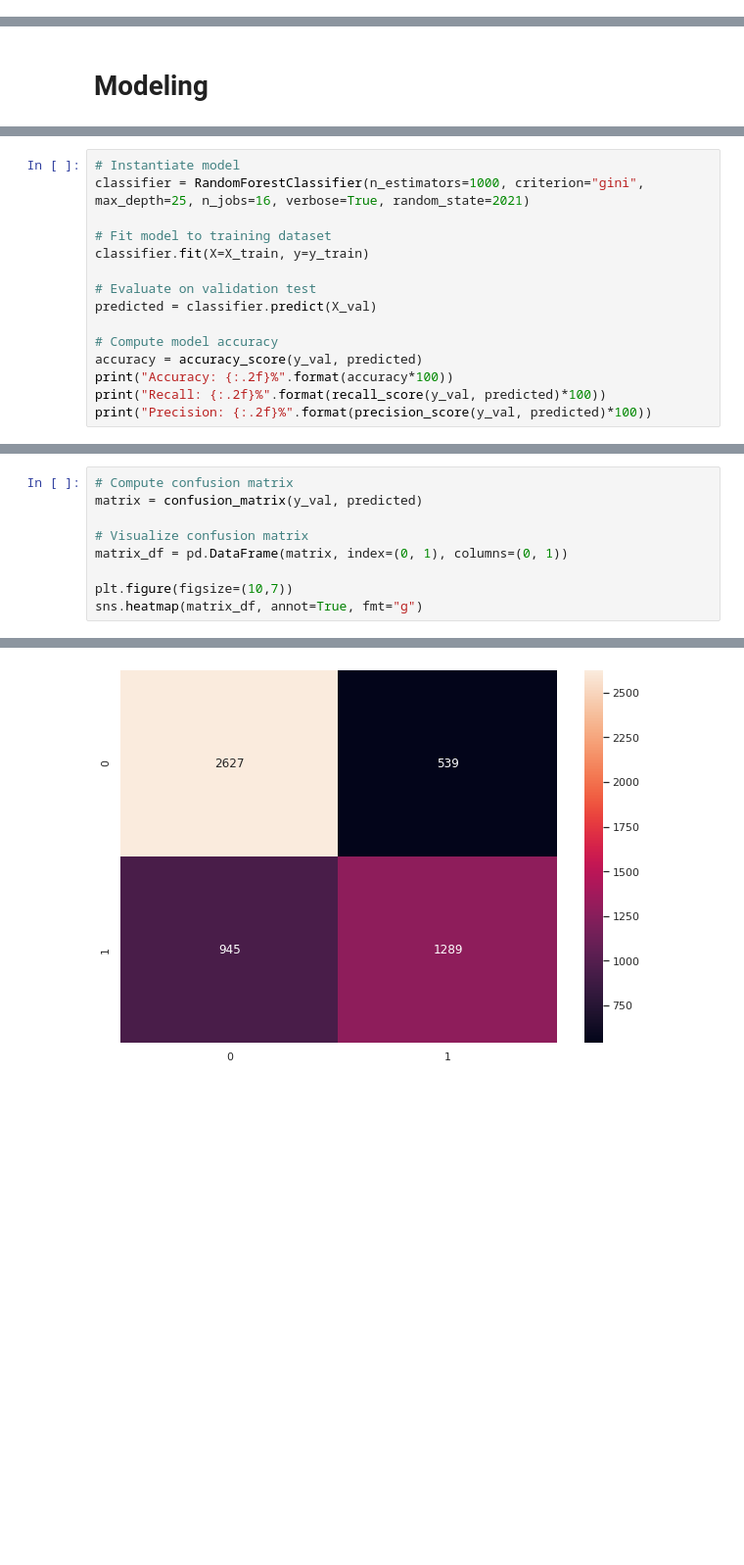
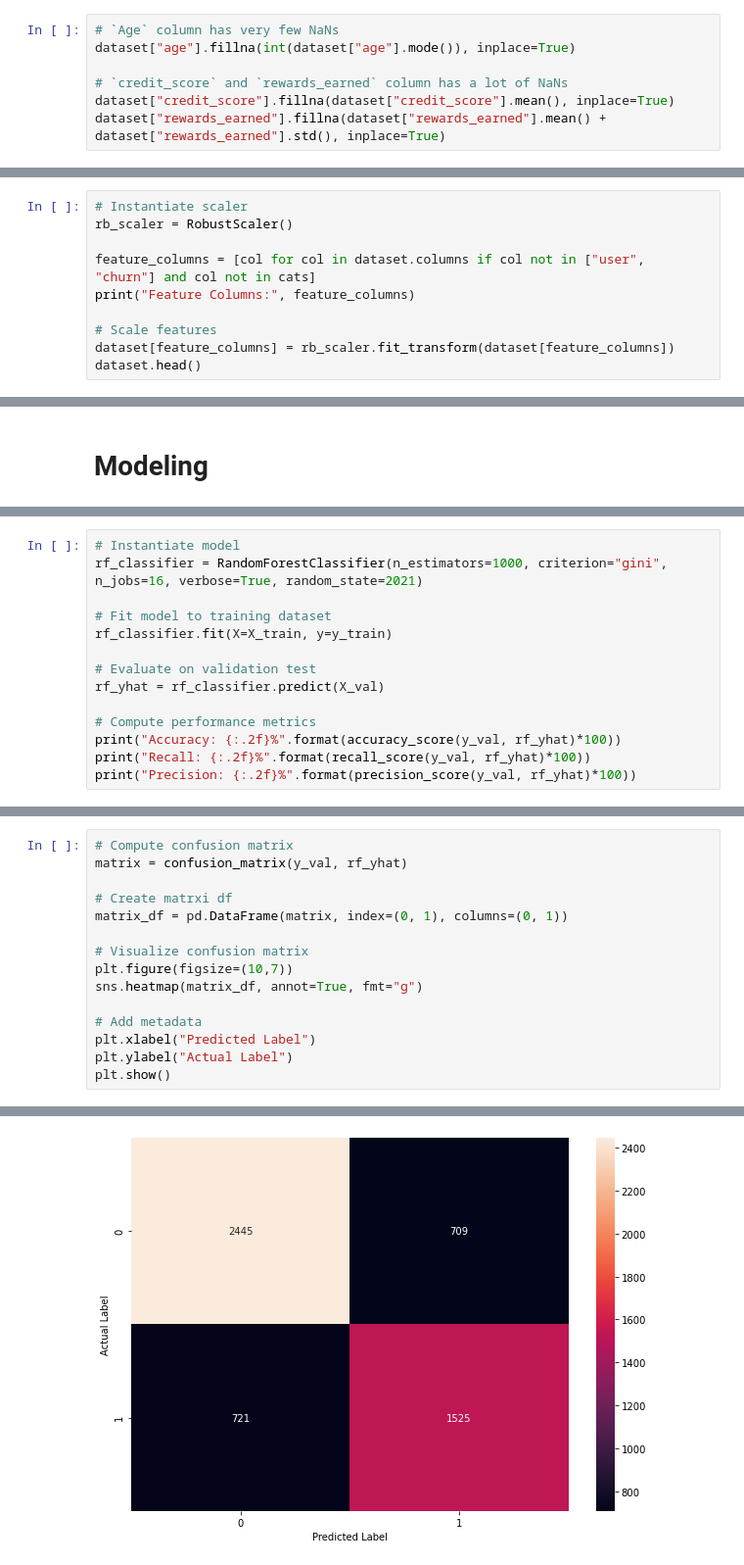
Before and after one commit to nityansuman/machine-learning-porch, a Jupyter notebook: analytics/churn-prediction-through-usage-analysis.ipynb, the cells around one changed output, grey strips where cells are left out. Shown: that part at 98% size. Saved outputs shown, nothing was run; the diff lists cells and outputs as text; blank space fills up the shorter version.

```diff
--- a/analytics/churn-prediction-through-usage-analysis.ipynb
+++ b/analytics/churn-prediction-through-usage-analysis.ipynb
@@ -207,0 +88,7 @@ dtype: object
+# %%
+# `Age` column has very few NaNs
+dataset["age"].fillna(int(dataset["age"].mode()), inplace=True)
+
+# `credit_score` and `rewards_earned` column has a lot of NaNs
+dataset["credit_score"].fillna(dataset["credit_score"].mean(), inplace=True)
+dataset["rewards_earned"].fillna(dataset["rewards_earned"].mean() + dataset["rewards_earned"].std(), inplace=True)
@@ -249,0 +247,10 @@ sns.heatmap(corr, mask=mask, cmap=cmap, vmax=.3, center=0, square=True, linewidt
+# %%
+# Instantiate scaler
+rb_scaler = RobustScaler()
+
+feature_columns = [col for col in dataset.columns if col not in ["user", "churn"] and col not in cats]
+print("Feature Columns:", feature_columns)
+
+# Scale features
+dataset[feature_columns] = rb_scaler.fit_transform(dataset[feature_columns])
+dataset.head()
@@ -288,18 +341,17 @@ Name: churn, dtype: int64
 # %%
 # Instantiate model
-classifier = RandomForestClassifier(n_estimators=1000, criterion="gini", max_depth=25, n_jobs=16, verbose=True, random_state=2021)
+rf_classifier = RandomForestClassifier(n_estimators=1000, criterion="gini", n_jobs=16, verbose=True, random_state=2021)
 
 # Fit model to training dataset
-classifier.fit(X=X_train, y=y_train)
+rf_classifier.fit(X=X_train, y=y_train)
 
 # Evaluate on validation test
-predicted = classifier.predict(X_val)
+rf_yhat = rf_classifier.predict(X_val)
 
-# Compute model accuracy
-accuracy = accuracy_score(y_val, predicted)
-print("Accuracy: {:.2f}%".format(accuracy*100))
-print("Recall: {:.2f}%".format(recall_score(y_val, predicted)*100))
-print("Precision: {:.2f}%".format(precision_score(y_val, predicted)*100))
+# Compute performance metrics
+print("Accuracy: {:.2f}%".format(accuracy_score(y_val, rf_yhat)*100))
+print("Recall: {:.2f}%".format(recall_score(y_val, rf_yhat)*100))
+print("Precision: {:.2f}%".format(precision_score(y_val, rf_yhat)*100))
 # %% [output]
 [Parallel(n_jobs=16)]: Using backend ThreadingBackend with 16 concurrent workers.
 [Parallel(n_jobs=16)]: Done  18 tasks      | elapsed:    0.1s
@@ -319,10 +371,16 @@ Precision: 70.51%
 # %%
 # Compute confusion matrix
-matrix = confusion_matrix(y_val, predicted)
+matrix = confusion_matrix(y_val, rf_yhat)
+
+# Create matrxi df
+matrix_df = pd.DataFrame(matrix, index=(0, 1), columns=(0, 1))
 
 # Visualize confusion matrix
-matrix_df = pd.DataFrame(matrix, index=(0, 1), columns=(0, 1))
-
 plt.figure(figsize=(10,7))
 sns.heatmap(matrix_df, annot=True, fmt="g")
+
+# Add metadata
+plt.xlabel("Predicted Label")
+plt.ylabel("Actual Label")
+plt.show()
 # %% [output]
@@ -330 +387 @@ sns.heatmap(matrix_df, annot=True, fmt="g")
-[figure, old version]
+[figure, new version]
```
Also changed, not shown: parts of 46 cells of this notebook.
